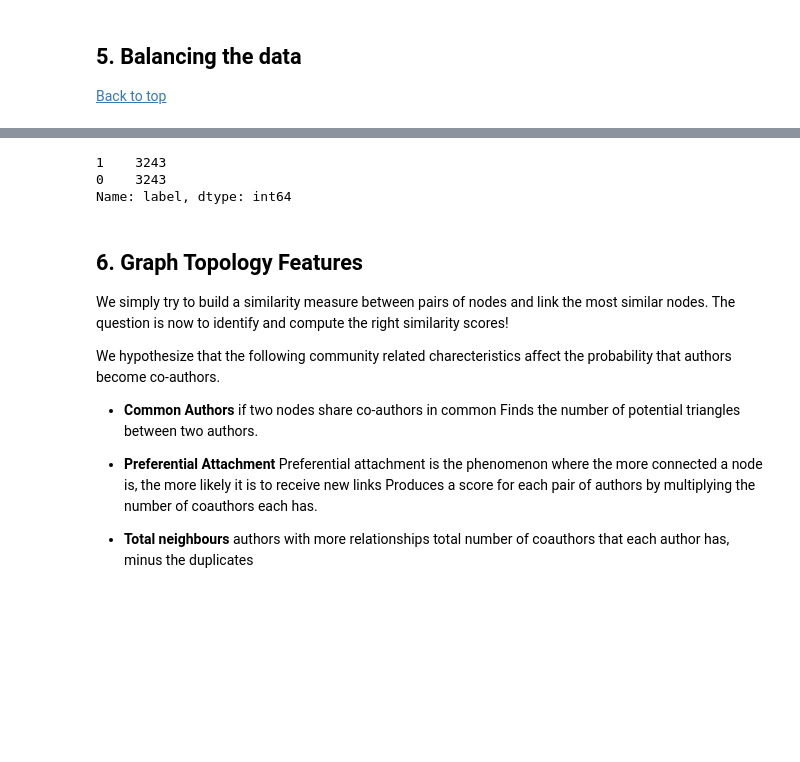
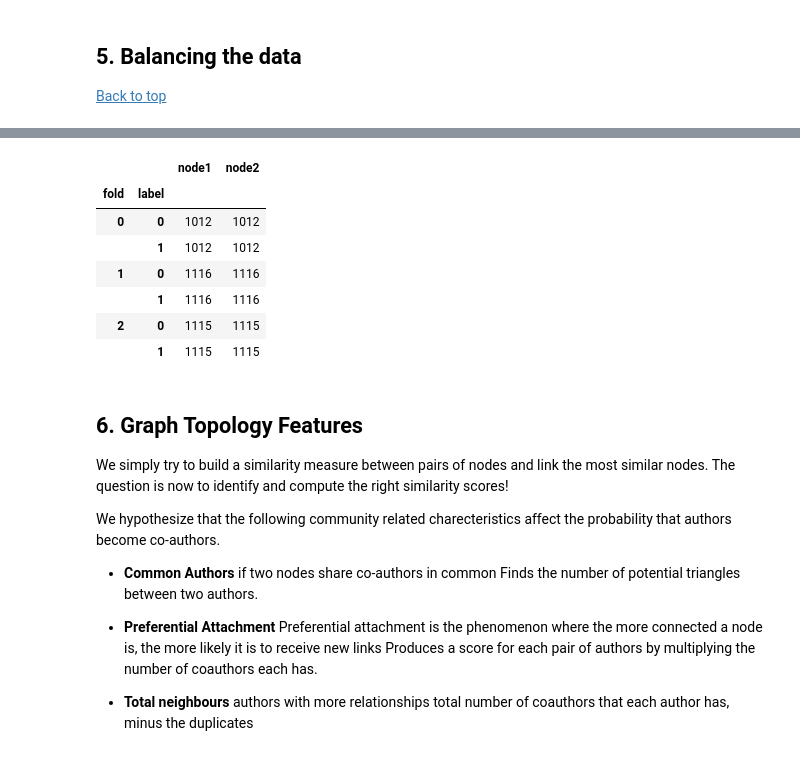
Before and after one commit to areias/link-prediction, a Jupyter notebook: coauthor-link-prediction.ipynb, the cells around one changed output, grey strips where cells are left out. Saved outputs shown, nothing was run; the diff lists cells and outputs as text; code cells hidden in the pictures; blank space fills up the shorter version.

```diff
--- a/coauthor-link-prediction.ipynb
+++ b/coauthor-link-prediction.ipynb
@@ -294,3 +349,18 @@ test_existing_links = graphdb.run("""
+# %%
+# existing links between late co-authors
+test_existing_links = graphdb.run("""
+    MATCH (author:Author)-[:CO_AUTHOR_LATE]->(other:Author)
+    WITH author AS node1, other AS node2, 1 AS label, rand() as rand
+    SET node1.fold = CASE
+            WHEN rand <= 0.33 THEN 0
+            WHEN rand > 0.33 AND rand <= 0.66 THEN 1
+            WHEN rand > 0.66 THEN 2 END,
+        node2.fold = CASE
+            WHEN rand <= 0.33 THEN 0
+            WHEN rand > 0.33 AND rand <= 0.66 THEN 1
+            WHEN rand > 0.66 THEN 2 END
+    RETURN id(node1) AS node1, id(node2) AS node2, label, node1.fold AS fold
+    """).to_data_frame()
 # %%
 # missing links between late co-authors
 test_missing_links = graphdb.run("""
@@ -298,18 +368,37 @@ test_missing_links = graphdb.run("""
     WHERE (author)-[:CO_AUTHOR_LATE]-()
     MATCH (author)-[:CO_AUTHOR_LATE*2..3]-(other)
     WHERE not((author)-[:CO_AUTHOR_LATE]-(other))
-    RETURN id(author) AS node1, id(other) AS node2, 0 AS label
+    WITH author AS node1, other AS node2, 0 AS label, rand() AS rand
+    SET node1.fold = CASE
+            WHEN rand <= 0.33 THEN 0
+            WHEN rand > 0.33 AND rand <= 0.66 THEN 1
+            WHEN rand > 0.66 THEN 2 END,
+        node2.fold = CASE
+            WHEN rand <= 0.33 THEN 0
+            WHEN rand > 0.33 AND rand <= 0.66 THEN 1
+            WHEN rand > 0.66 THEN 2 END
+    RETURN id(node1) AS node1, id(node2) AS node2, label, node1.fold AS fold
     """).to_data_frame()
 # %%
 test_missing_links = test_missing_links.drop_duplicates()
 test_df = test_missing_links.append(test_existing_links, ignore_index=True)
 test_df['label'] = test_df['label'].astype('category')
-test_df = down_sample(test_df)
-test_df.label.value_counts()
+test_df['fold'] = test_df['fold'].astype('category')
-# %% [output]
-1    3243
-0    3243
-Name: label, dtype: int64
+# %%
+test_df=test_df.groupby("fold")[['node1','node2','label']].apply(lambda x: down_sample(x))
+# %%
+test_df=test_df.reset_index()
+test_df.drop("level_1", axis=1, inplace=True)
+test_df.groupby(["fold","label"]).count()
+# %% [output]
+|  |  | node1 | node2 |
+| fold | label |  |  |
+| 0 | 0 | 1012 | 1012 |
+|  | 1 | 1012 | 1012 |
+| 1 | 0 | 1116 | 1116 |
+|  | 1 | 1116 | 1116 |
+| 2 | 0 | 1115 | 1115 |
+|  | 1 | 1115 | 1115 |
 # %% [markdown]
 ## <a id="graphy">6. Graph Topology Features </a>
 
```
Also changed, not shown: parts of 16 cells of this notebook.
